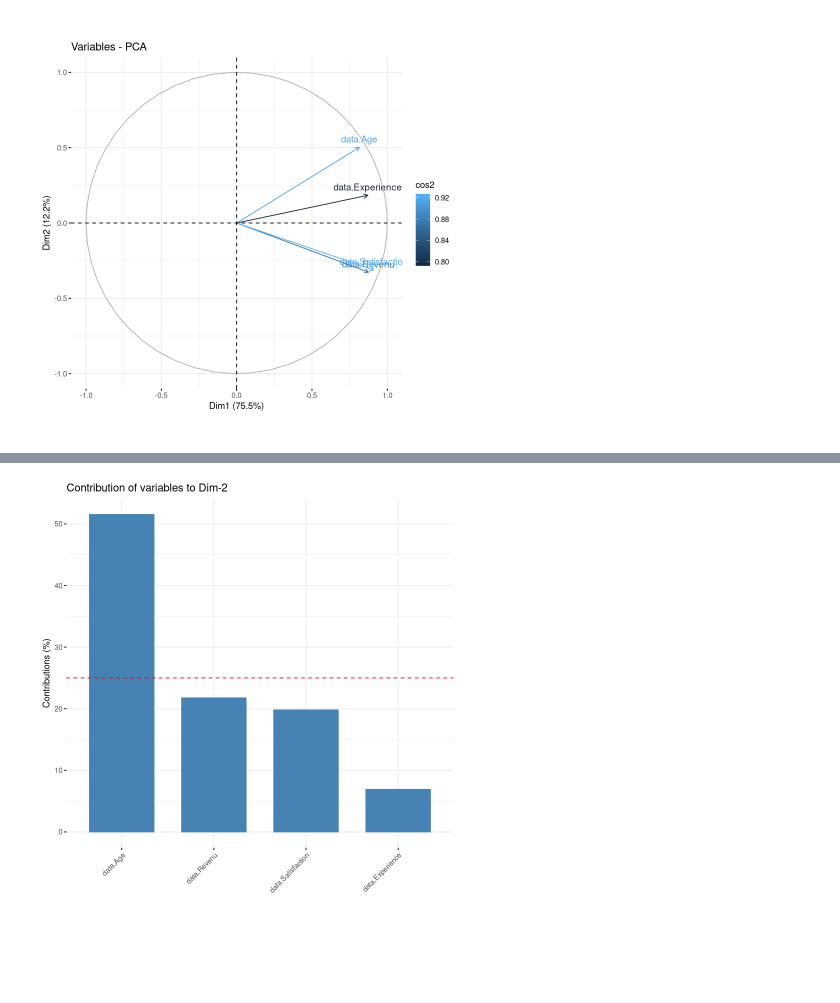
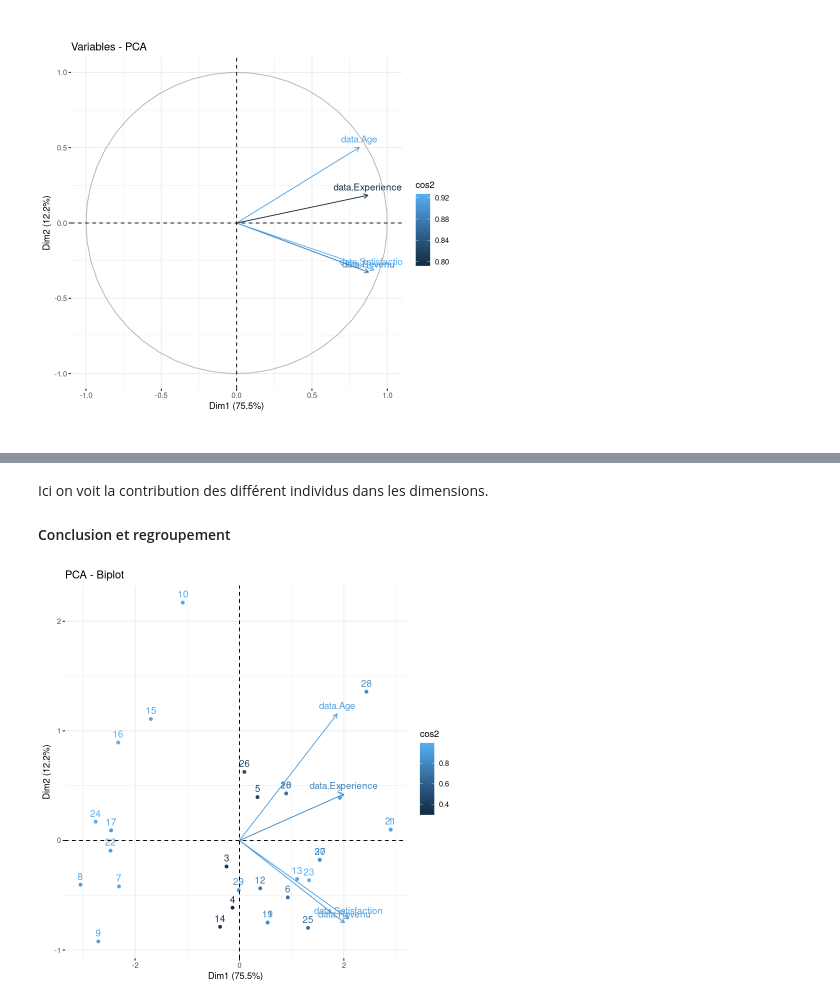
Before and after one commit to akram-elgh/Master-AIDC, a Jupyter notebook: sad/Revision/Revision.ipynb, the cells around one changed output, grey strips where cells are left out. Drawn from its saved outputs; the diff is of its cells as text; code cells hidden in the pictures; blank space fills up the shorter version.

```diff
--- a/sad/Revision/Revision.ipynb
+++ b/sad/Revision/Revision.ipynb
@@ -979,4 +1049,8 @@ fviz_contrib(res.acp, choice = "var", axes = 1)
+# %% [markdown]
+Ici on voit la contribution des différent individus dans les dimensions.
+
+#### Conclusion et regroupement
 # %%
-fviz_contrib(res.acp, choice = "var", axes = 2)
+fviz_pca(res.acp, choice = "col", col.ind = "cos2", col.var = "cos2", axes = c(1, 2))
 # %% [output]
-[figure, old version]
+[figure, new version]
```
Also changed, not shown: parts of 48 cells of this notebook.
